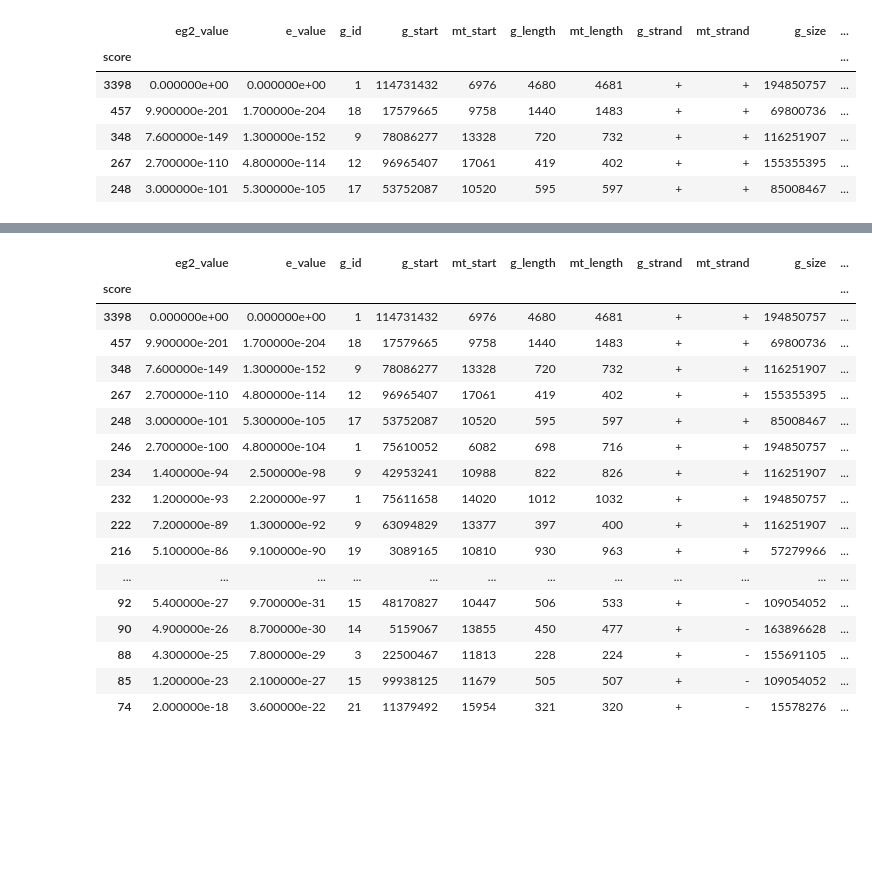
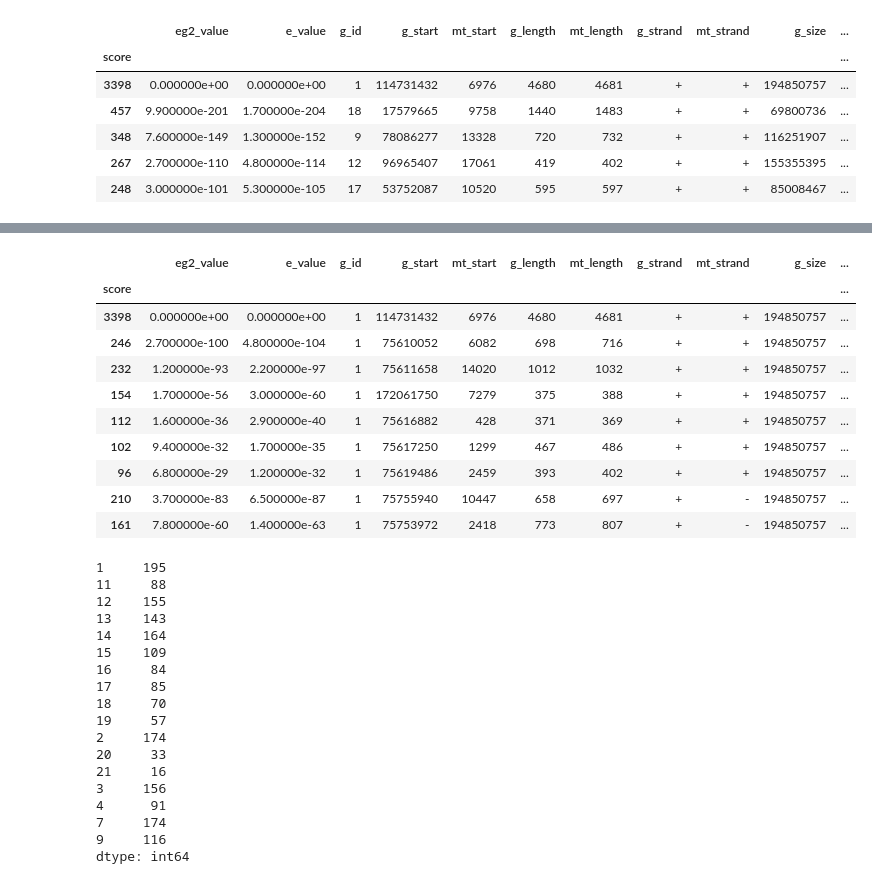
Before and after one commit to balintbiro/Oryctolagus_cuniculus_numts, a Jupyter notebook: codes/trials/data_prep_for_chord.ipynb, the cells around one changed output, grey strips where cells are left out. Drawn from its saved outputs; the diff is of its cells as text; code cells hidden in the pictures; blank space fills up the shorter version.

```diff
--- a/codes/trials/data_prep_for_chord.ipynb
+++ b/codes/trials/data_prep_for_chord.ipynb
@@ -218,21 +33,14 @@ interactions_df.to_csv(home_dir+'numts_chrs_interactions.csv')
-# %%
-chr_numts
-# %% [output]
-|  | eg2_value | e_value | g_id | g_start | mt_start | g_length | mt_length | g_strand | mt_strand | g_size | ... |
-| score |  |  |  |  |  |  |  |  |  |  | ... |
-| 3398 | 0.000000e+00 | 0.000000e+00 | 1 | 114731432 | 6976 | 4680 | 4681 | + | + | 194850757 | ... |
-| 457 | 9.900000e-201 | 1.700000e-204 | 18 | 17579665 | 9758 | 1440 | 1483 | + | + | 69800736 | ... |
-| 348 | 7.600000e-149 | 1.300000e-152 | 9 | 78086277 | 13328 | 720 | 732 | + | + | 116251907 | ... |
-| 267 | 2.700000e-110 | 4.800000e-114 | 12 | 96965407 | 17061 | 419 | 402 | + | + | 155355395 | ... |
-| 248 | 3.000000e-101 | 5.300000e-105 | 17 | 53752087 | 10520 | 595 | 597 | + | + | 85008467 | ... |
-| 246 | 2.700000e-100 | 4.800000e-104 | 1 | 75610052 | 6082 | 698 | 716 | + | + | 194850757 | ... |
-| 234 | 1.400000e-94 | 2.500000e-98 | 9 | 42953241 | 10988 | 822 | 826 | + | + | 116251907 | ... |
-| 232 | 1.200000e-93 | 2.200000e-97 | 1 | 75611658 | 14020 | 1012 | 1032 | + | + | 194850757 | ... |
-| 222 | 7.200000e-89 | 1.300000e-92 | 9 | 63094829 | 13377 | 397 | 400 | + | + | 116251907 | ... |
-| 216 | 5.100000e-86 | 9.100000e-90 | 19 | 3089165 | 10810 | 930 | 963 | + | + | 57279966 | ... |
-| ... | ... | ... | ... | ... | ... | ... | ... | ... | ... | ... | ... |
-| 92 | 5.400000e-27 | 9.700000e-31 | 15 | 48170827 | 10447 | 506 | 533 | + | - | 109054052 | ... |
-| 90 | 4.900000e-26 | 8.700000e-30 | 14 | 5159067 | 13855 | 450 | 477 | + | - | 163896628 | ... |
-| 88 | 4.300000e-25 | 7.800000e-29 | 3 | 22500467 | 11813 | 228 | 224 | + | - | 155691105 | ... |
-| 85 | 1.200000e-23 | 2.100000e-27 | 15 | 99938125 | 11679 | 505 | 507 | + | - | 109054052 | ... |
-| 74 | 2.000000e-18 | 3.600000e-22 | 21 | 11379492 | 15954 | 321 | 320 | + | - | 15578276 | ... |
+# %%
+chr_numts.loc[chr_numts['g_id']=='1']
+# %% [output]
+|  | eg2_value | e_value | g_id | g_start | mt_start | g_length | mt_length | g_strand | mt_strand | g_size | ... |
+| score |  |  |  |  |  |  |  |  |  |  | ... |
+| 3398 | 0.000000e+00 | 0.000000e+00 | 1 | 114731432 | 6976 | 4680 | 4681 | + | + | 194850757 | ... |
+| 246 | 2.700000e-100 | 4.800000e-104 | 1 | 75610052 | 6082 | 698 | 716 | + | + | 194850757 | ... |
+| 232 | 1.200000e-93 | 2.200000e-97 | 1 | 75611658 | 14020 | 1012 | 1032 | + | + | 194850757 | ... |
+| 154 | 1.700000e-56 | 3.000000e-60 | 1 | 172061750 | 7279 | 375 | 388 | + | + | 194850757 | ... |
+| 112 | 1.600000e-36 | 2.900000e-40 | 1 | 75616882 | 428 | 371 | 369 | + | + | 194850757 | ... |
+| 102 | 9.400000e-32 | 1.700000e-35 | 1 | 75617250 | 1299 | 467 | 486 | + | + | 194850757 | ... |
+| 96 | 6.800000e-29 | 1.200000e-32 | 1 | 75619486 | 2459 | 393 | 402 | + | + | 194850757 | ... |
+| 210 | 3.700000e-83 | 6.500000e-87 | 1 | 75755940 | 10447 | 658 | 697 | + | - | 194850757 | ... |
+| 161 | 7.800000e-60 | 1.400000e-63 | 1 | 75753972 | 2418 | 773 | 807 | + | - | 194850757 | ... |
@@ -238,0 +68,27 @@ chr_numts
+# %%
+def get_g_size(g_id):
+    subdf=chr_numts.loc[chr_numts['g_id']==g_id]
+    size=int(round(list(subdf['g_size'])[0]/1000000,0))
+    return size
+sizes=pd.Series(np.unique(chr_numts['g_id'])).apply(get_g_size)
+sizes.index=np.unique(chr_numts['g_id'])
+sizes
+# %% [output]
+1     195
+11     88
+12    155
+13    143
+14    164
+15    109
+16     84
+17     85
+18     70
+19     57
+2     174
+20     33
+21     16
+3     156
+4      91
+7     174
+9     116
+dtype: int64
```
Also changed, not shown: parts of 19 cells of this notebook, 2 other files.
